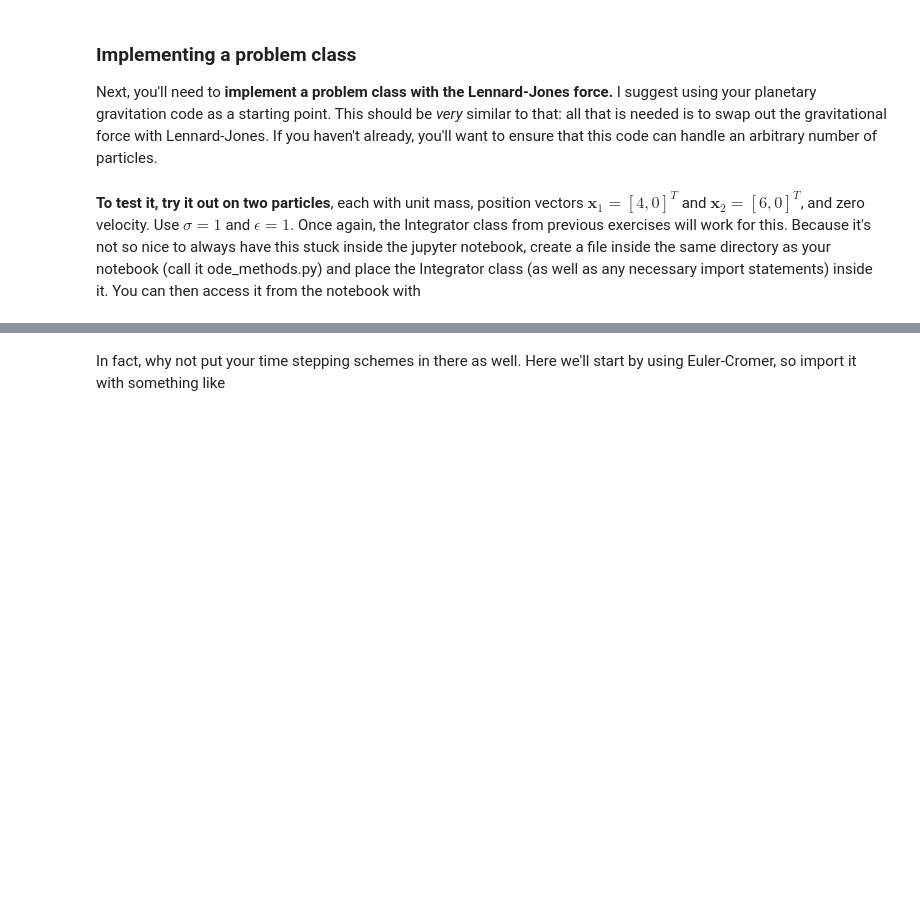
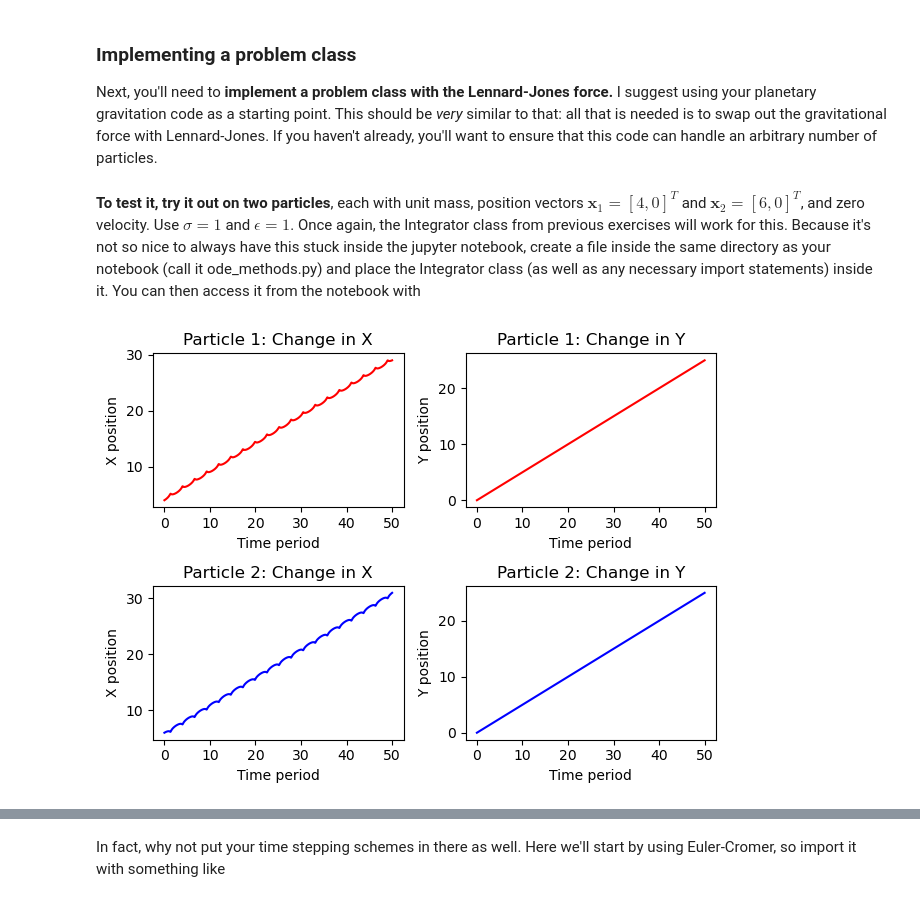
Before and after one commit to jaycebeck/Simulations, a Jupyter notebook: molecular/Project4a-MolecularSimulation.ipynb, the cells around one changed output, grey strips where cells are left out. Cells and saved outputs as stored; diff of their text form; code cells hidden in the pictures; blank space fills up the shorter version.

```diff
--- a/molecular/Project4a-MolecularSimulation.ipynb
+++ b/molecular/Project4a-MolecularSimulation.ipynb
@@ -105,6 +131,36 @@ t_end = 100.0
 dt = 0.01
 
 times, states = Integrator.integrate(interval=[t_0,t_end], dt=dt, u_0=u_0)
+# %%
+p1_x = states[:,0]
+p1_y = states[:,2]
+p2_x = states[:,4]
+p2_y = states[:,6]
+
+fig, ax = plt.subplots(ncols=2, nrows=2)
+
+ax[0][0].plot(times, p1_x, c='r')
+ax[0][1].plot(times, p1_y, c='r')
+ax[1][0].plot(times, p2_x, c='b')
+ax[1][1].plot(times, p2_y, c='b')
+
+
+ax[0][0].set_xlabel("Time period")
+ax[0][1].set_xlabel("Time period")
+ax[1][0].set_xlabel("Time period")
+ax[1][1].set_xlabel("Time period")
+ax[0][0].set_ylabel("X position")
+ax[0][1].set_ylabel("Y position")
+ax[1][0].set_ylabel("X position")
+ax[1][1].set_ylabel("Y position")
+ax[0][0].set_title("Particle 1: Change in X")
+ax[0][1].set_title("Particle 1: Change in Y")
+ax[1][0].set_title("Particle 2: Change in X")
+ax[1][1].set_title("Particle 2: Change in Y")
+fig.tight_layout()
+plt.show()
+# %% [output]
+[figure, added]
 # %%
 # Extract positions
 # Assuming positions are stored in the solution u
```
Also changed, not shown: parts of 8 cells of this notebook, 3 other files.
